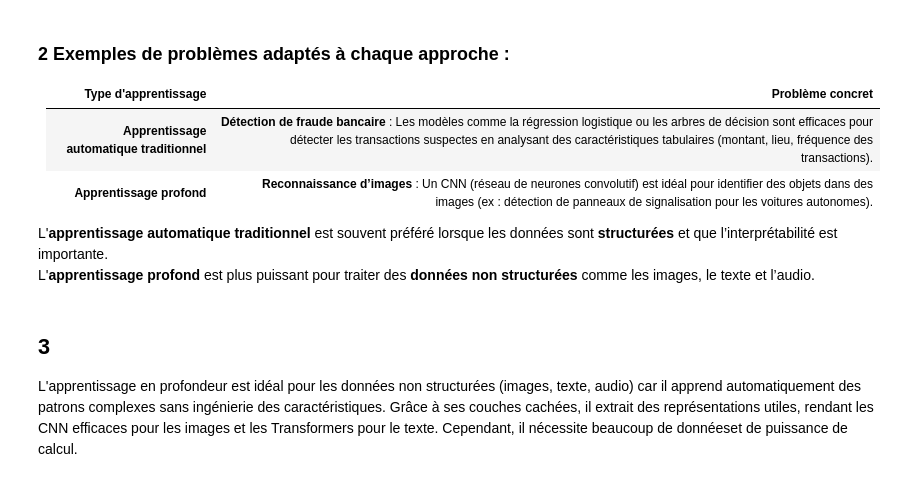
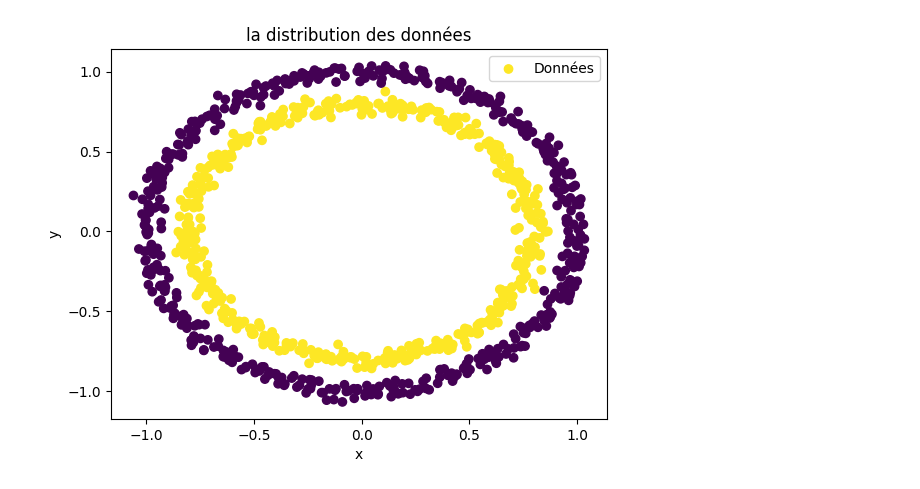
Before and after one commit to imajdadi/GenAiMachineBootcamp, a Jupyter notebook: GenAiMachineBootcamp/Week4/Day2/DailyCh/DailyCh.ipynb, the cells around one changed output. Cells and saved outputs as stored; diff of their text form; code cells hidden in the pictures.

```diff
--- a/GenAiMachineBootcamp/Week4/Day2/DailyCh/DailyCh.ipynb
+++ b/GenAiMachineBootcamp/Week4/Day2/DailyCh/DailyCh.ipynb
@@ -9,13 +0,0 @@
-# %% [markdown]
-### 2 Exemples de problèmes adaptés à chaque approche :
-
-| **Type d'apprentissage**              | **Problème concret** |
-|--------------------------------------|----------------------|
-| **Apprentissage automatique traditionnel** | **Détection de fraude bancaire** : Les modèles comme la régression logistique ou les arbres de décision sont efficaces pour détecter les transactions suspectes en analysant des caractéristiques tabulaires (montant, lieu, fréquence des transactions). |
-| **Apprentissage profond**            | **Reconnaissance d’images** : Un CNN (réseau de neurones convolutif) est idéal pour identifier des objets dans des images (ex : détection de panneaux de signalisation pour les voitures autonomes). |
-
-L'**apprentissage automatique traditionnel** est souvent préféré lorsque les données sont **structurées** et que l’interprétabilité est importante.
-L'**apprentissage profond** est plus puissant pour traiter des **données non structurées** comme les images, le texte et l’audio.
-# %% [markdown]
-## 3
-L'apprentissage en profondeur est idéal pour les données non structurées (images, texte, audio) car il apprend automatiquement des patrons complexes sans ingénierie des caractéristiques. Grâce à ses couches cachées, il extrait des représentations utiles, rendant les CNN efficaces pour les images et les Transformers pour le texte. Cependant, il nécessite beaucoup de donnéeset de puissance de calcul.
@@ -21,0 +7,23 @@ L'apprentissage en profondeur est idéal pour les données non structurées (ima
+# %%
+from sklearn.datasets import make_circles
+#l'ensemble de données généré est une matrice de points dans un espace à 2 dimensions.
+# Chaque ligne de cette matrice représente un point dans cet espace, et chaque point a 2 coordonnées :
+# une pour chaque dimension (X1 et X2).
+
+samples = 1000
+# ùale circles génère ces points dans un espace à 2 dimensions, organisés en cercles (deux classes en forme de cercles concentriques
+x, y = make_circles(samples,#spécifie le nombre total de points.
+                    noise = 0.03,
+                    random_state = 42)#les résultats sont reproductibles.
+# Afficher les résultats
+plt.scatter(x[:, 0], x[:, 1], c=y, cmap='viridis', label='Données')
+#x[:, 0] : sélectionne la première colonne de x, c'est-à-dire les coordonnées X de tous les points.
+#x[:, 1] : Cela sélectionne la deuxième colonne de x, c'est-à-dire les coordonnées Y de tous les points.
+#c=y permet de colorier les points en fonction de leurs labels (c'est-à-dire y).
+plt.xlabel('x')
+plt.ylabel('y')
+plt.title('la distribution des données')
+plt.legend()
+plt.show()
+# %% [output]
+[figure, added]
```
Also changed, not shown: parts of 4 cells of this notebook.
